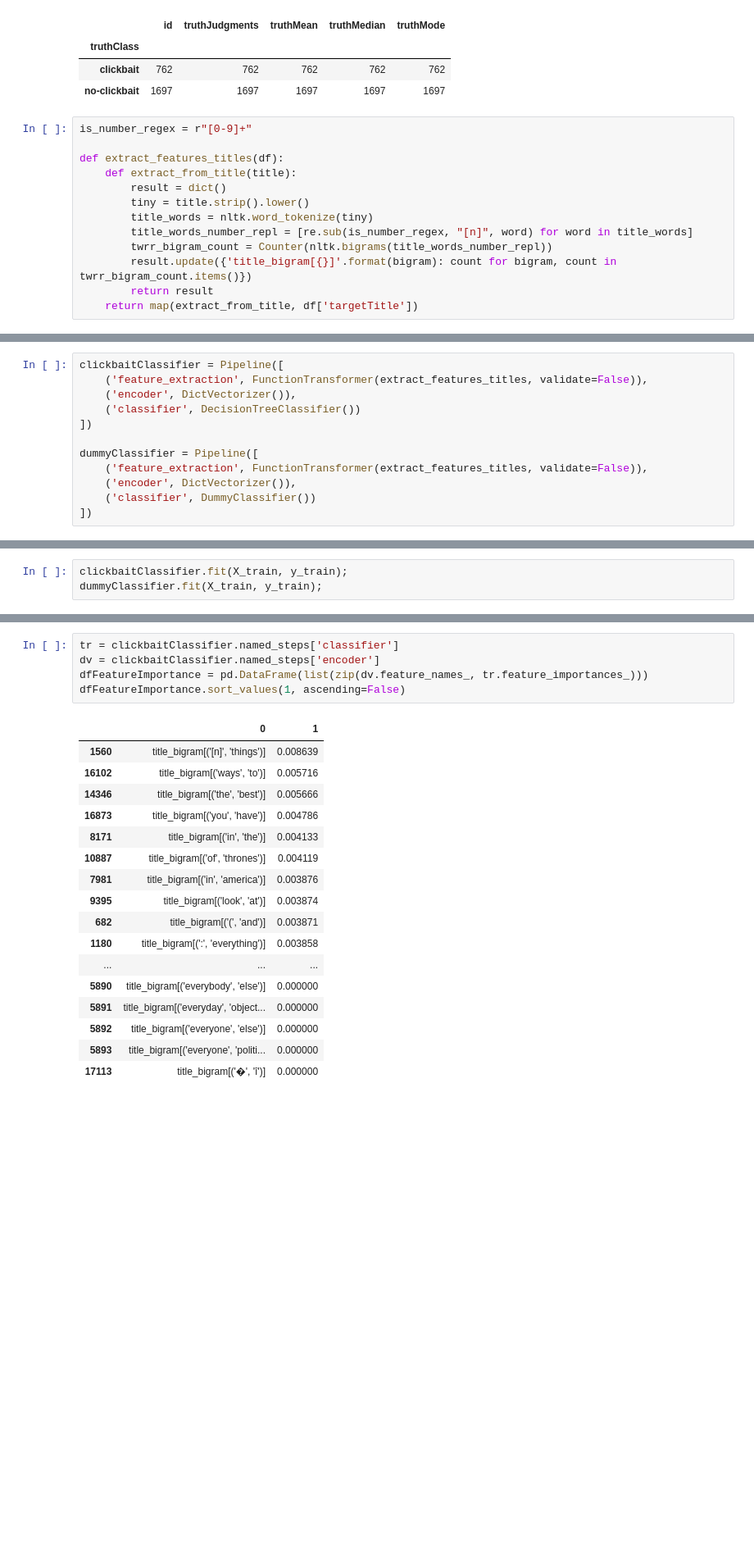
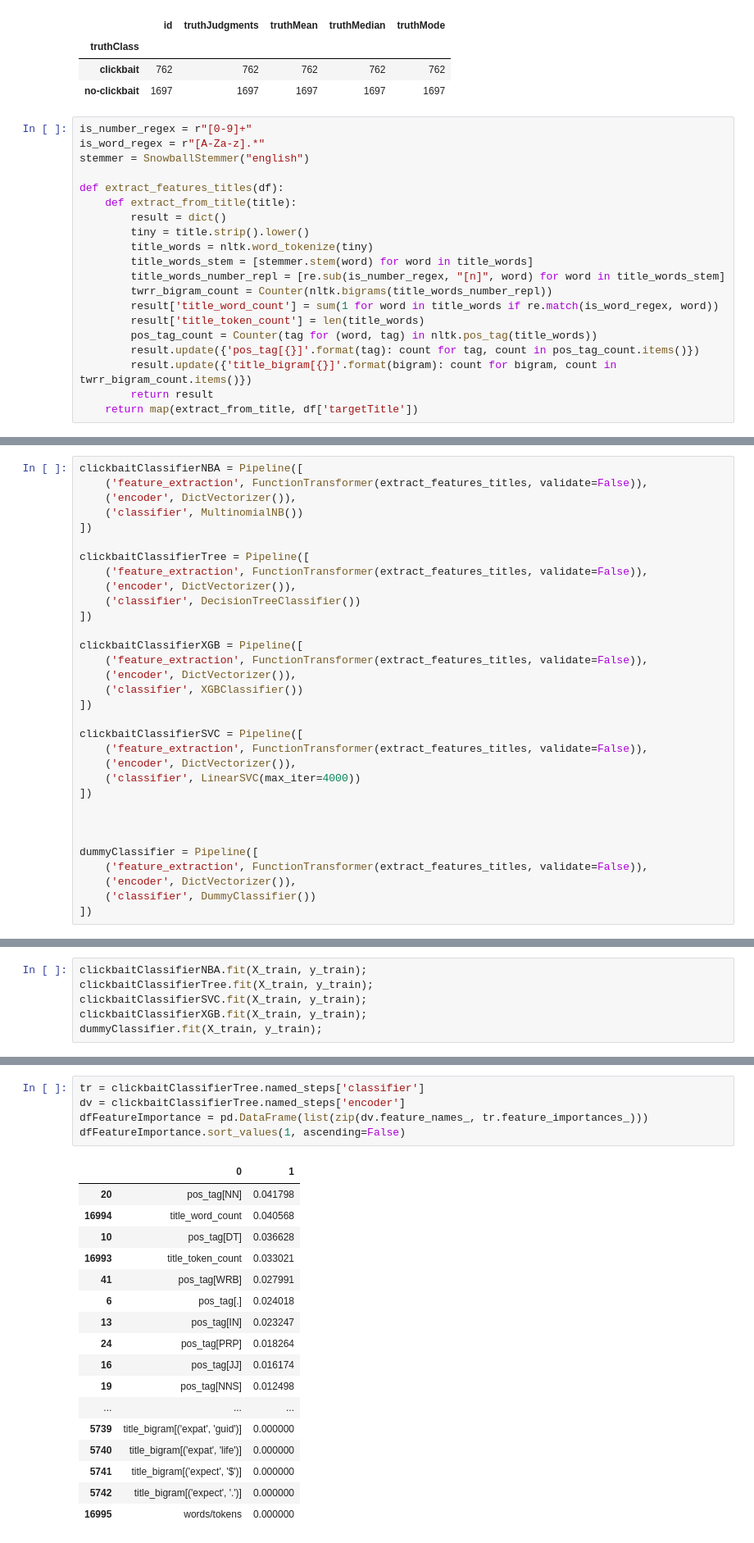
Before and after one commit to mjwsteenbergen/IRNLPproject, a Jupyter notebook: ipynb/Clickbait.ipynb, the cells around one changed output, grey strips where cells are left out. Shown at 82% size. Cells and saved outputs as stored; diff of their text form; blank space fills up the shorter version.

```diff
--- a/ipynb/Clickbait.ipynb
+++ b/ipynb/Clickbait.ipynb
@@ -45,14 +48,21 @@ df_truth.groupby('truthClass').count()
 | no-clickbait | 1697 | 1697 | 1697 | 1697 | 1697 |
 # %%
 is_number_regex = r"[0-9]+"
+is_word_regex = r"[A-Za-z].*"
+stemmer = SnowballStemmer("english")
 
 def extract_features_titles(df):
     def extract_from_title(title):
         result = dict()
         tiny = title.strip().lower()
         title_words = nltk.word_tokenize(tiny)
-        title_words_number_repl = [re.sub(is_number_regex, "[n]", word) for word in title_words]
+        title_words_stem = [stemmer.stem(word) for word in title_words]
+        title_words_number_repl = [re.sub(is_number_regex, "[n]", word) for word in title_words_stem]
         twrr_bigram_count = Counter(nltk.bigrams(title_words_number_repl))
+        result['title_word_count'] = sum(1 for word in title_words if re.match(is_word_regex, word))
+        result['title_token_count'] = len(title_words)
+        pos_tag_count = Counter(tag for (word, tag) in nltk.pos_tag(title_words))
+        result.update({'pos_tag[{}]'.format(tag): count for tag, count in pos_tag_count.items()})
         result.update({'title_bigram[{}]'.format(bigram): count for bigram, count in twrr_bigram_count.items()})
         return result
     return map(extract_from_title, df['targetTitle'])
@@ -84,9 +71,29 @@ warning labels on your light bulbs
 # %%
-clickbaitClassifier = Pipeline([
+clickbaitClassifierNBA = Pipeline([
+    ('feature_extraction', FunctionTransformer(extract_features_titles, validate=False)),
+    ('encoder', DictVectorizer()),
+    ('classifier', MultinomialNB())
+])
+
+clickbaitClassifierTree = Pipeline([
     ('feature_extraction', FunctionTransformer(extract_features_titles, validate=False)),
     ('encoder', DictVectorizer()),
     ('classifier', DecisionTreeClassifier())
 ])
+
+clickbaitClassifierXGB = Pipeline([
+    ('feature_extraction', FunctionTransformer(extract_features_titles, validate=False)),
+    ('encoder', DictVectorizer()),
+    ('classifier', XGBClassifier())
+])
+
+clickbaitClassifierSVC = Pipeline([
+    ('feature_extraction', FunctionTransformer(extract_features_titles, validate=False)),
+    ('encoder', DictVectorizer()),
+    ('classifier', LinearSVC(max_iter=4000))
+])
+
+
 
 dummyClassifier = Pipeline([
     ('feature_extraction', FunctionTransformer(extract_features_titles, validate=False)),
@@ -115,3 +122,6 @@ display(X_test.head())
 # %%
-clickbaitClassifier.fit(X_train, y_train);
+clickbaitClassifierNBA.fit(X_train, y_train);
+clickbaitClassifierTree.fit(X_train, y_train);
+clickbaitClassifierSVC.fit(X_train, y_train);
+clickbaitClassifierXGB.fit(X_train, y_train);
 dummyClassifier.fit(X_train, y_train);
@@ -124,23 +158,23 @@ display(dummyClassifier.score(X_test, y_test))
 # %%
-tr = clickbaitClassifier.named_steps['classifier']
-dv = clickbaitClassifier.named_steps['encoder']
+tr = clickbaitClassifierTree.named_steps['classifier']
+dv = clickbaitClassifierTree.named_steps['encoder']
 dfFeatureImportance = pd.DataFrame(list(zip(dv.feature_names_, tr.feature_importances_)))
 dfFeatureImportance.sort_values(1, ascending=False)
 # %% [output]
 |  | 0 | 1 |
-| 1560 | title_bigram[('[n]', 'things')] | 0.008639 |
-| 16102 | title_bigram[('ways', 'to')] | 0.005716 |
-| 14346 | title_bigram[('the', 'best')] | 0.005666 |
-| 16873 | title_bigram[('you', 'have')] | 0.004786 |
-| 8171 | title_bigram[('in', 'the')] | 0.004133 |
-| 10887 | title_bigram[('of', 'thrones')] | 0.004119 |
-| 7981 | title_bigram[('in', 'america')] | 0.003876 |
-| 9395 | title_bigram[('look', 'at')] | 0.003874 |
-| 682 | title_bigram[('(', 'and')] | 0.003871 |
-| 1180 | title_bigram[(':', 'everything')] | 0.003858 |
+| 20 | pos_tag[NN] | 0.041798 |
+| 16994 | title_word_count | 0.040568 |
+| 10 | pos_tag[DT] | 0.036628 |
+| 16993 | title_token_count | 0.033021 |
+| 41 | pos_tag[WRB] | 0.027991 |
+| 6 | pos_tag[.] | 0.024018 |
+| 13 | pos_tag[IN] | 0.023247 |
+| 24 | pos_tag[PRP] | 0.018264 |
+| 16 | pos_tag[JJ] | 0.016174 |
+| 19 | pos_tag[NNS] | 0.012498 |
 | ... | ... | ... |
-| 5890 | title_bigram[('everybody', 'else')] | 0.000000 |
-| 5891 | title_bigram[('everyday', 'object... | 0.000000 |
-| 5892 | title_bigram[('everyone', 'else')] | 0.000000 |
-| 5893 | title_bigram[('everyone', 'politi... | 0.000000 |
-| 17113 | title_bigram[('�', 'î')] | 0.000000 |
+| 5739 | title_bigram[('expat', 'guid')] | 0.000000 |
+| 5740 | title_bigram[('expat', 'life')] | 0.000000 |
+| 5741 | title_bigram[('expect', '$')] | 0.000000 |
+| 5742 | title_bigram[('expect', '.')] | 0.000000 |
+| 16995 | words/tokens | 0.000000 |
```
Also changed, not shown: parts of 9 cells of this notebook.
